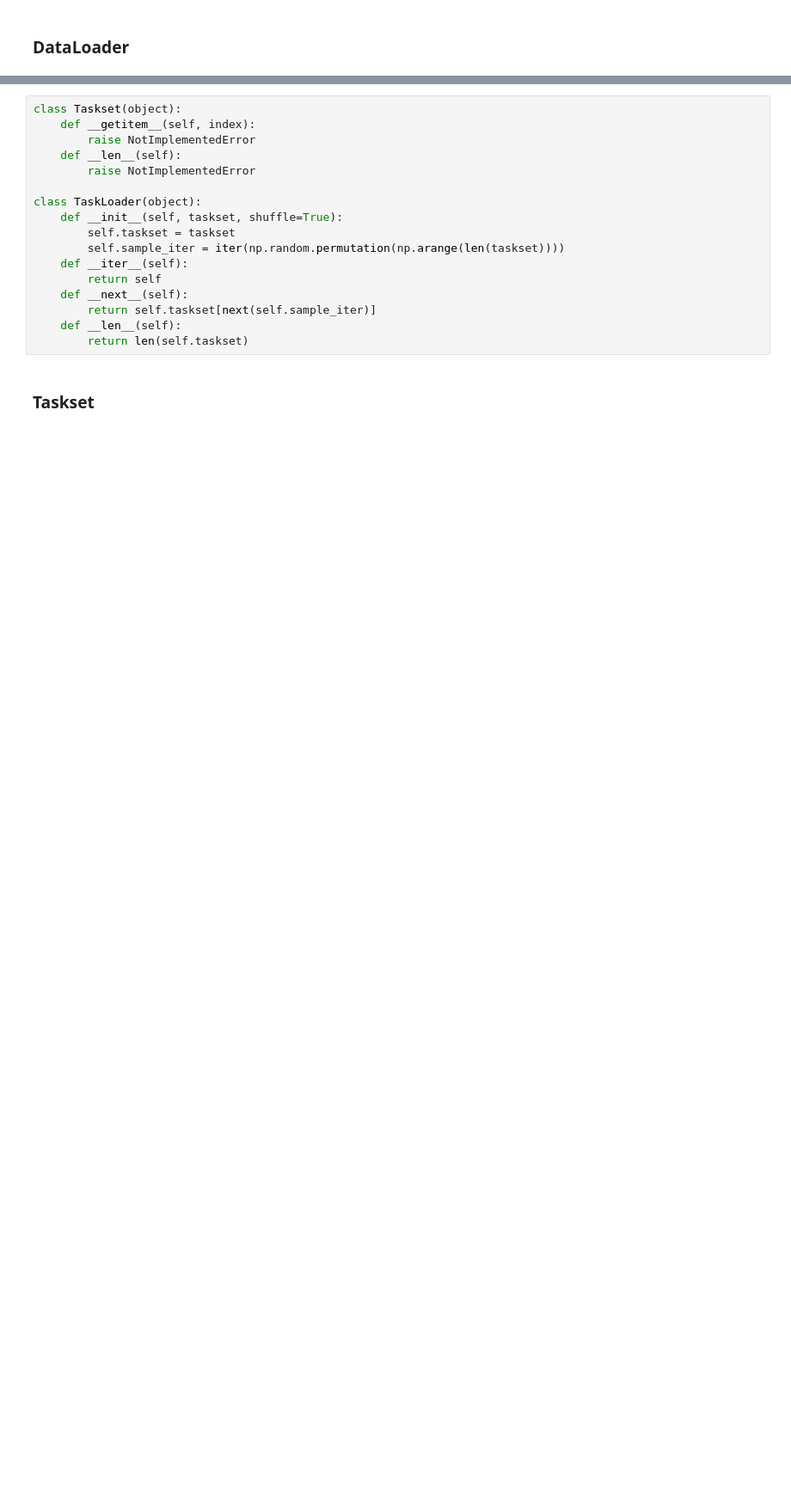
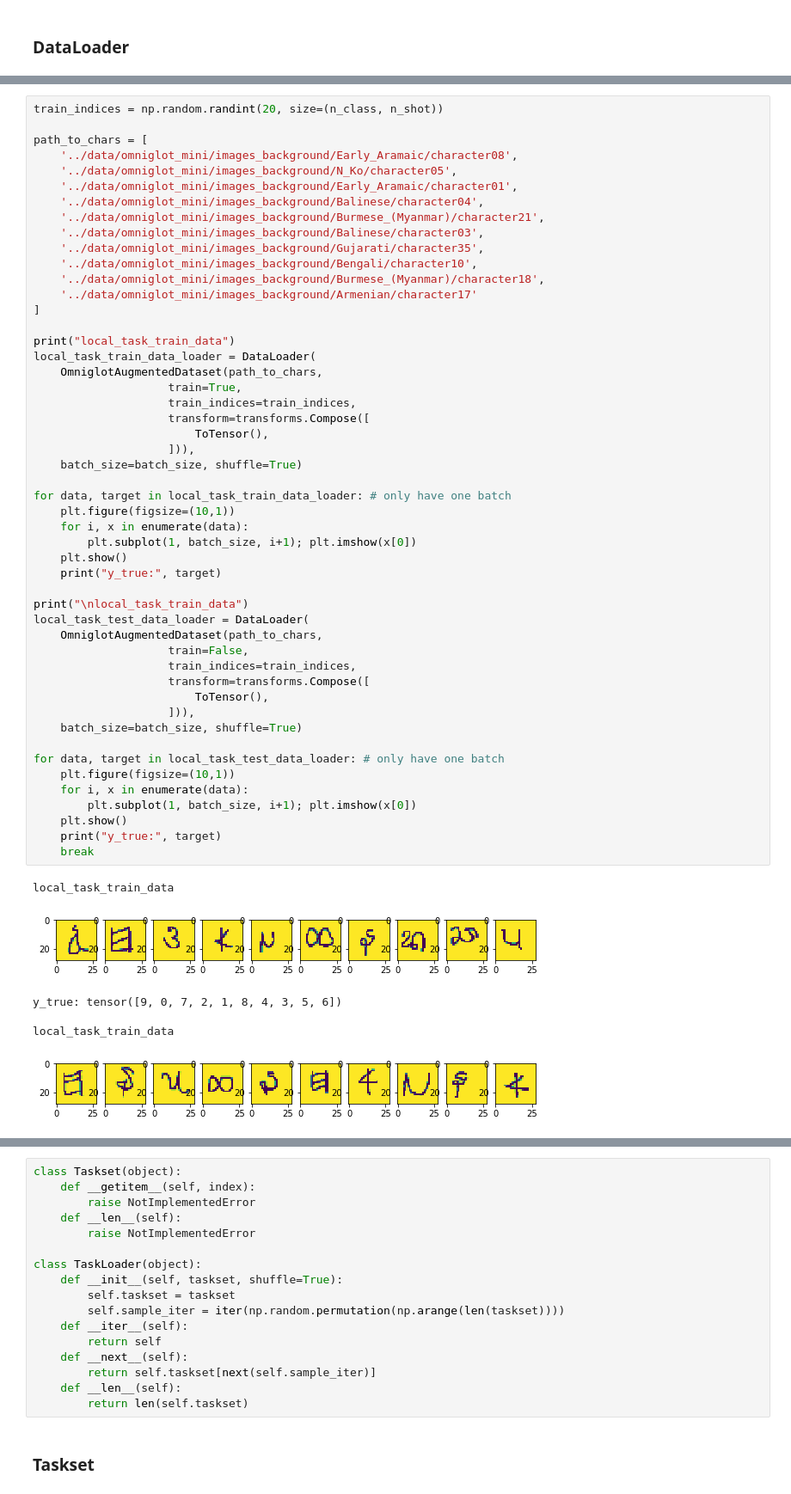
Before and after one commit to naruya/maml-pytorch, a Jupyter notebook: notebooks/maml.ipynb, the cells around one changed output, grey strips where cells are left out. Shown at 86% size. Cells and saved outputs as stored; diff of their text form; blank space fills up the shorter version.

```diff
--- a/notebooks/maml.ipynb
+++ b/notebooks/maml.ipynb
@@ -264,0 +232,57 @@ y_true: tensor([3, 1, 4, 0, 9, 7, 2, 6, 5, 8])
+# %%
+train_indices = np.random.randint(20, size=(n_class, n_shot))
+
+path_to_chars = [
+    '../data/omniglot_mini/images_background/Early_Aramaic/character08',
+    '../data/omniglot_mini/images_background/N_Ko/character05',
+    '../data/omniglot_mini/images_background/Early_Aramaic/character01',
+    '../data/omniglot_mini/images_background/Balinese/character04',
+    '../data/omniglot_mini/images_background/Burmese_(Myanmar)/character21',
+    '../data/omniglot_mini/images_background/Balinese/character03',
+    '../data/omniglot_mini/images_background/Gujarati/character35',
+    '../data/omniglot_mini/images_background/Bengali/character10',
+    '../data/omniglot_mini/images_background/Burmese_(Myanmar)/character18',
+    '../data/omniglot_mini/images_background/Armenian/character17'
+]
+
+print("local_task_train_data")
+local_task_train_data_loader = DataLoader(
+    OmniglotAugmentedDataset(path_to_chars,
+                    train=True,
+                    train_indices=train_indices,
+                    transform=transforms.Compose([
+                        ToTensor(),
+                    ])),
+    batch_size=batch_size, shuffle=True)
+
+for data, target in local_task_train_data_loader: # only have one batch
+    plt.figure(figsize=(10,1))
+    for i, x in enumerate(data):
+        plt.subplot(1, batch_size, i+1); plt.imshow(x[0])
+    plt.show()
+    print("y_true:", target)
+
+print("\nlocal_task_train_data")
+local_task_test_data_loader = DataLoader(
+    OmniglotAugmentedDataset(path_to_chars,
+                    train=False,
+                    train_indices=train_indices,
+                    transform=transforms.Compose([
+                        ToTensor(),
+                    ])),
+    batch_size=batch_size, shuffle=True)
+
+for data, target in local_task_test_data_loader: # only have one batch
+    plt.figure(figsize=(10,1))
+    for i, x in enumerate(data):
+        plt.subplot(1, batch_size, i+1); plt.imshow(x[0])
+    plt.show()
+    print("y_true:", target)
+    break
+# %% [output]
+local_task_train_data
+[figure, added]
+y_true: tensor([9, 0, 7, 2, 1, 8, 4, 3, 5, 6])
+
+local_task_train_data
+[figure, added]
```
Also changed, not shown: parts of 21 cells of this notebook.
